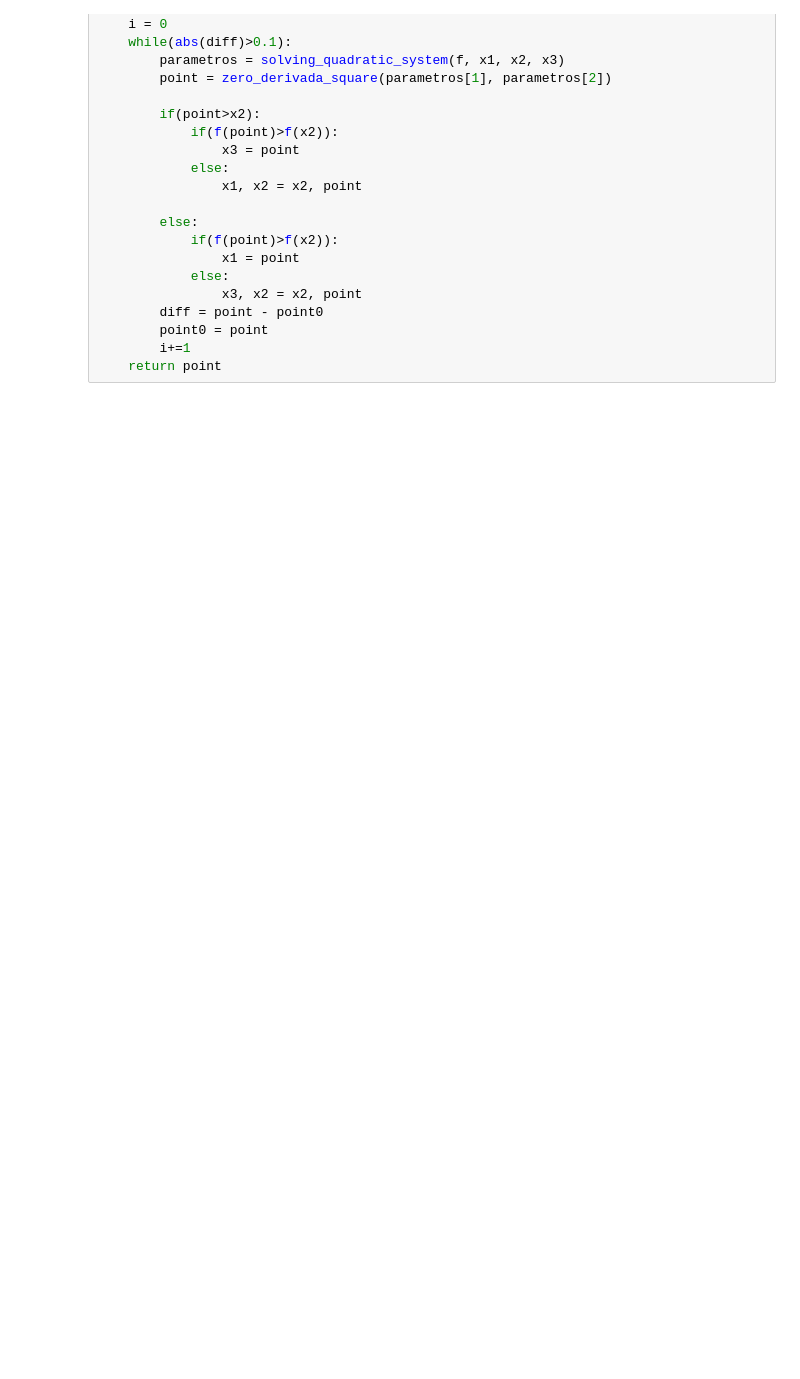
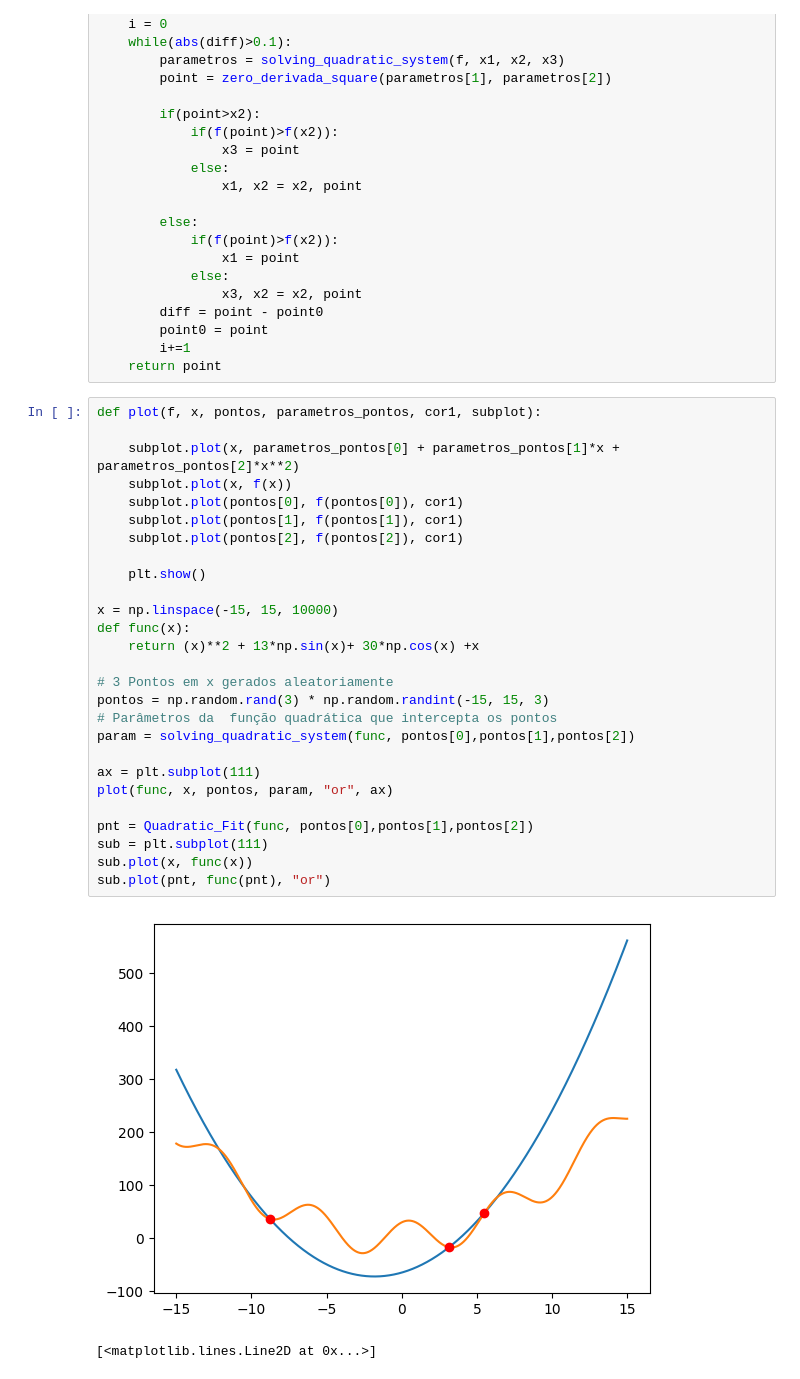
Before and after one commit to MarcoAfB/Optimization, a Jupyter notebook: Optimization_Algoritmos.ipynb, the cells around one changed output. Drawn from its saved outputs; the diff is of its cells as text; blank space fills up the shorter version.

Commit message:
Testando Quadratic-Fit

```diff
--- a/Optimization_Algoritmos.ipynb
+++ b/Optimization_Algoritmos.ipynb
@@ -175,3 +175,33 @@ def Quadratic_Fit(f, x1, x2, x3):
         point0 = point
         i+=1
     return point
+# %%
+def plot(f, x, pontos, parametros_pontos, cor1, subplot):
+
+    subplot.plot(x, parametros_pontos[0] + parametros_pontos[1]*x + parametros_pontos[2]*x**2)
+    subplot.plot(x, f(x))
+    subplot.plot(pontos[0], f(pontos[0]), cor1)
+    subplot.plot(pontos[1], f(pontos[1]), cor1)
+    subplot.plot(pontos[2], f(pontos[2]), cor1)
+
+    plt.show()
+
+x = np.linspace(-15, 15, 10000)
+def func(x):
+    return (x)**2 + 13*np.sin(x)+ 30*np.cos(x) +x
+
+# 3 Pontos em x gerados aleatoriamente
+pontos = np.random.rand(3) * np.random.randint(-15, 15, 3)
+# Parâmetros da  função quadrática que intercepta os pontos
+param = solving_quadratic_system(func, pontos[0],pontos[1],pontos[2])
+
+ax = plt.subplot(111)
+plot(func, x, pontos, param, "or", ax)
+
+pnt = Quadratic_Fit(func, pontos[0],pontos[1],pontos[2])
+sub = plt.subplot(111)
+sub.plot(x, func(x))
+sub.plot(pnt, func(pnt), "or")
+# %% [output]
+[figure, added]
+[<matplotlib.lines.Line2D at 0x...>]
```
Also changed, not shown: parts of 1 cell of this notebook.
